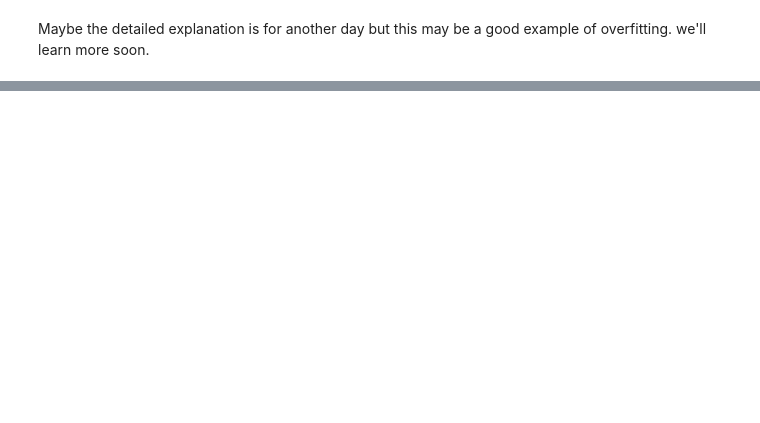
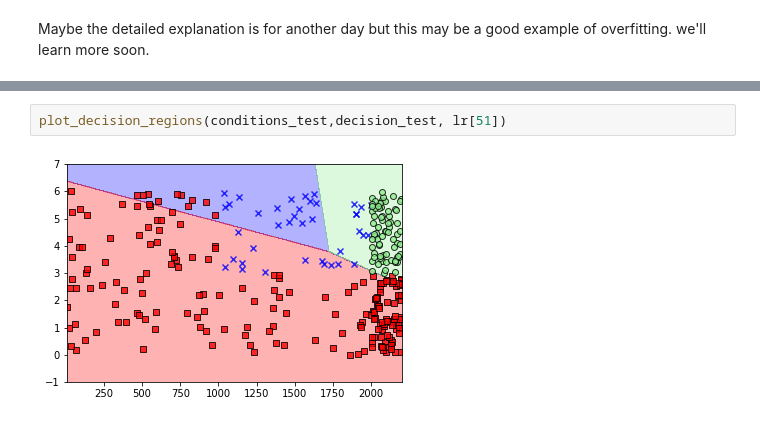
Before and after one commit to amenai1979/JupyterNotebooks, a Jupyter notebook: machineLearningLab.ipynb, the cells around one changed output, grey strips where cells are left out. Saved outputs shown, nothing was run; the diff lists cells and outputs as text; blank space fills up the shorter version.

```diff
--- a/machineLearningLab.ipynb
+++ b/machineLearningLab.ipynb
@@ -603,0 +633,4 @@ Maybe the detailed explanation is for another day but this may be a good example
+# %%
+plot_decision_regions(conditions_test,decision_test, lr[51])
+# %% [output]
+[figure, added]
```
Also changed, not shown: parts of 30 cells of this notebook, 4 other files.
